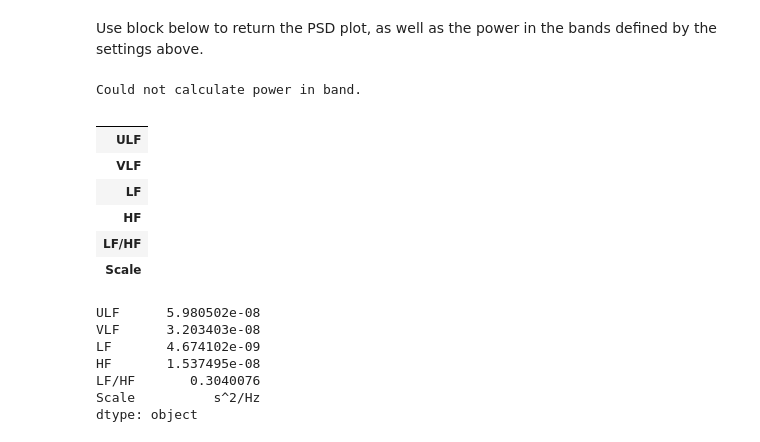
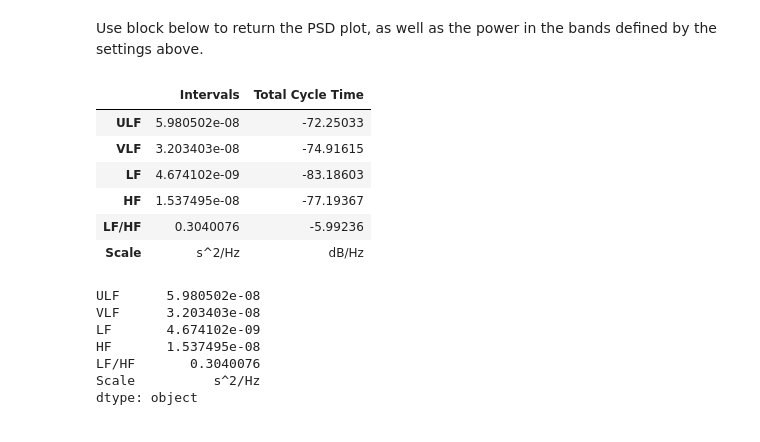
Before and after one commit to drcgw/bass, a Jupyter notebook: Single Wave- Interactive.ipynb, the cells around one changed output. Cells and saved outputs as stored; diff of their text form; code cells hidden in the pictures.

```diff
--- a/Single Wave- Interactive.ipynb
+++ b/Single Wave- Interactive.ipynb
@@ -468,21 +468,20 @@ Settings['PSD-Event']['dx'] = 10 #segmentation for the area under the curve.
 # %% [markdown]
 Use block below to return the PSD plot, as well as the power in the bands defined by the settings above.
 # %%
-event_type = 'Peaks'
-meas = 'Intervals'
+event_type = 'Bursts'
+meas = 'Total Cycle Time'
 key = 'Mean1'
-scale = 'raw'
+scale = 'db'
 Results = psd_event(event_type, meas, key, scale, Data, Settings, Results)
 Results['PSD-Event'][key]
 # %% [output]
-Could not calculate power in band.
-|  |
-| ULF |
-| VLF |
-| LF |
-| HF |
-| LF/HF |
-| Scale |
+|  | Intervals | Total Cycle Time |
+| ULF | 5.980502e-08 | -72.25033 |
+| VLF | 3.203403e-08 | -74.91615 |
+| LF | 4.674102e-09 | -83.18603 |
+| HF | 1.537495e-08 | -77.19367 |
+| LF/HF | 0.3040076 | -5.99236 |
+| Scale | s^2/Hz | dB/Hz |
 # %%
 if event_type.lower() == 'peaks':
     measurement = Results['Peaks']
```
Also changed, not shown: parts of 3 cells of this notebook, 2 other files.
